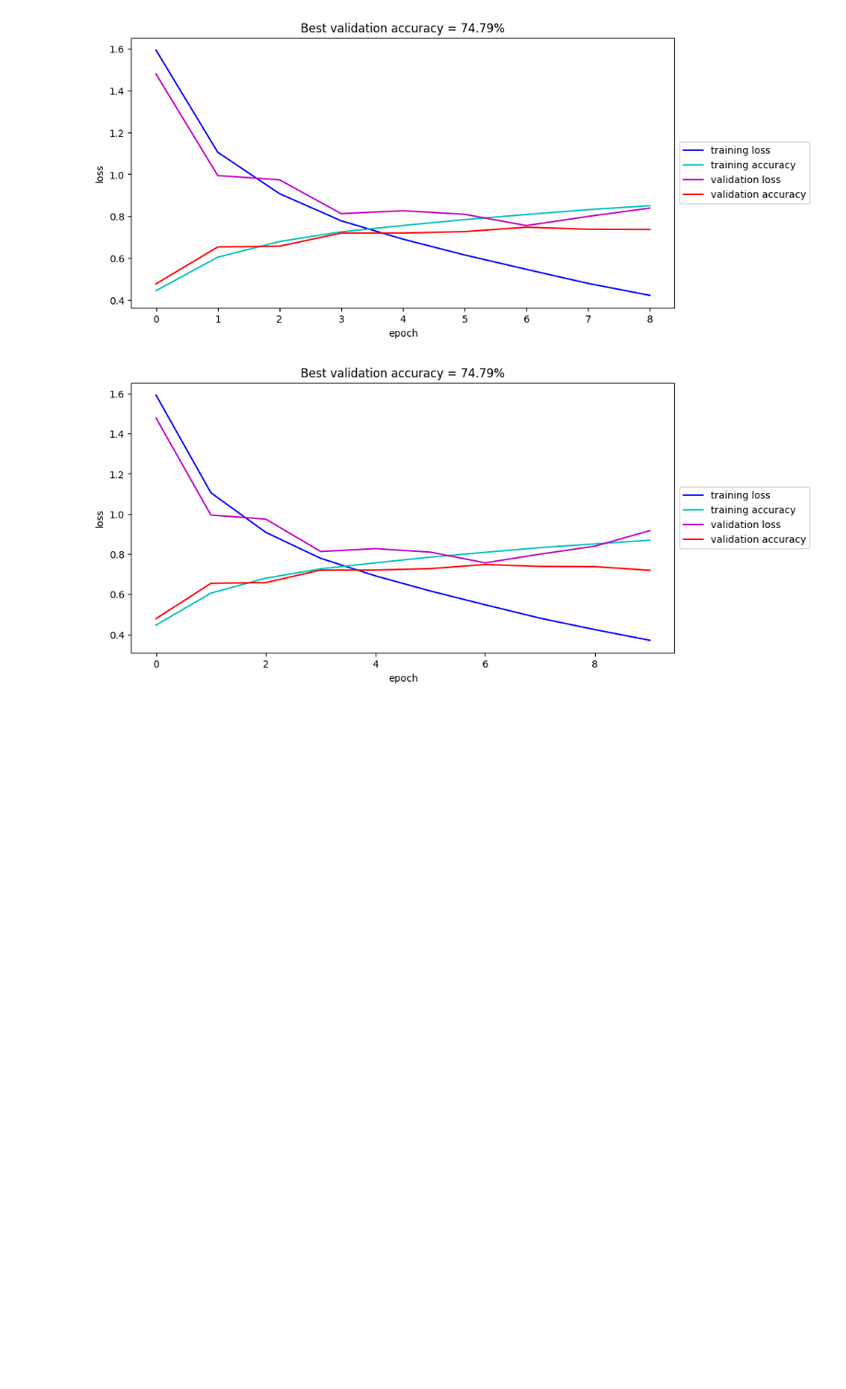
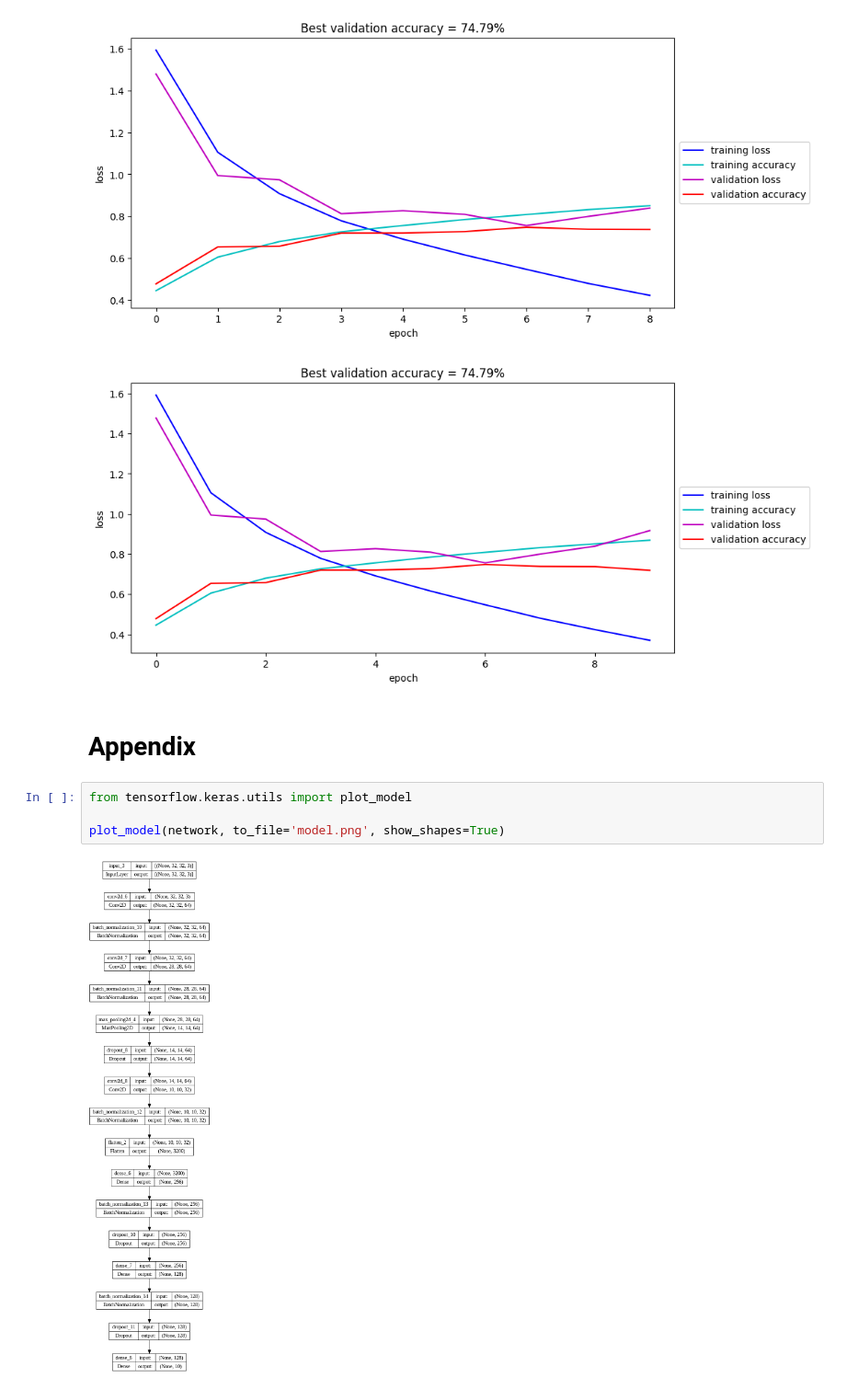
Before and after one commit to essiesalari/Image-Classification-CIFAR10-_DL, a Jupyter notebook: CIFAR10_Image_Classificatio__CNN.ipynb, the cells around one changed output. Shown at 92% size. Drawn from its saved outputs; the diff is of its cells as text; blank space fills up the shorter version.

```diff
--- a/CIFAR10_Image_Classificatio__CNN.ipynb
+++ b/CIFAR10_Image_Classificatio__CNN.ipynb
@@ -293,3 +293,11 @@ train_network(network, train_x, train_y_one_hot, val_x, val_y_one_hot, n_epoch,
 [figure]
 [figure]
 [figure]
+# %% [markdown]
+# **Appendix**
+# %%
+from tensorflow.keras.utils import plot_model
+
+plot_model(network, to_file='model.png', show_shapes=True)
+# %% [output]
+[figure, added]
```
